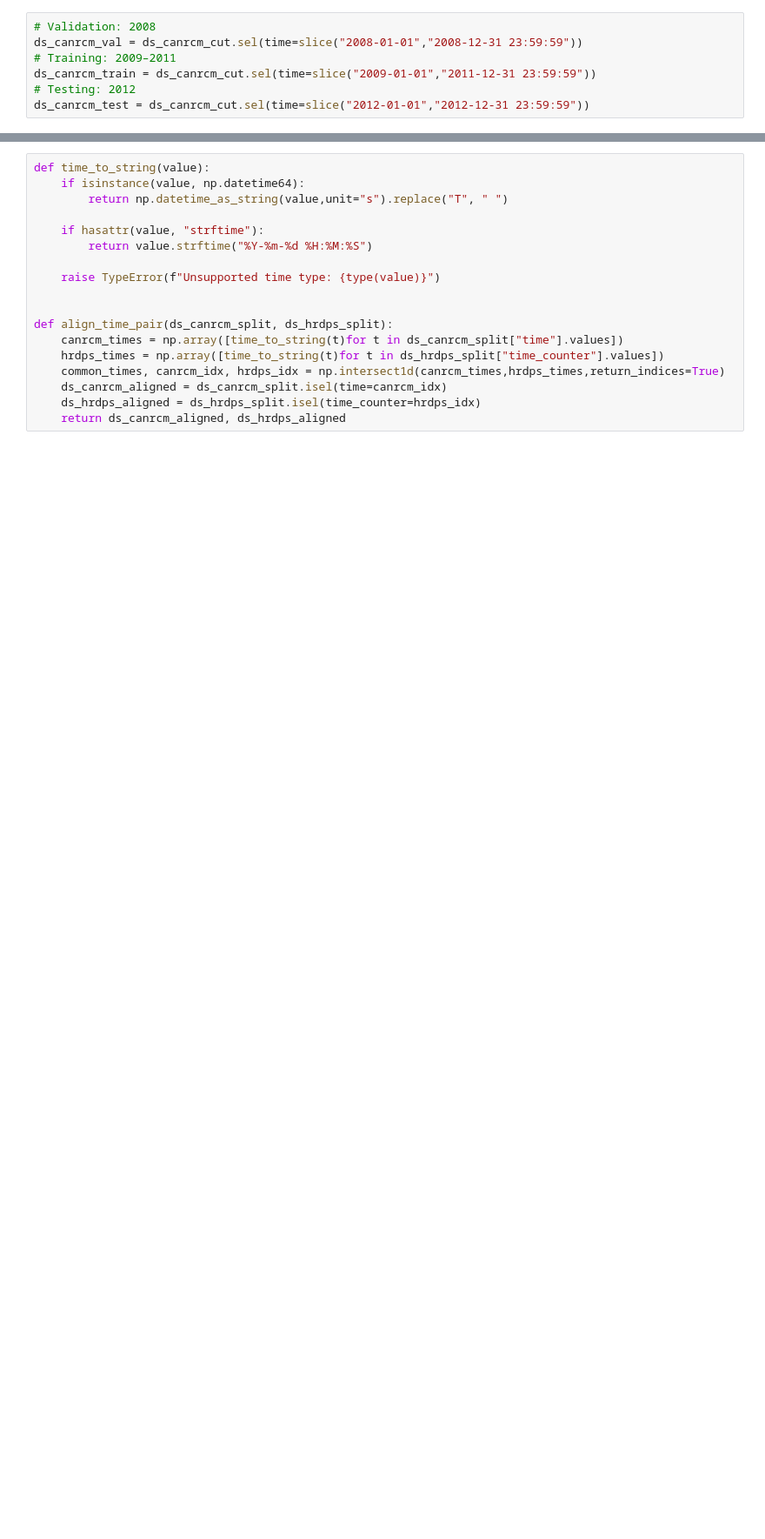
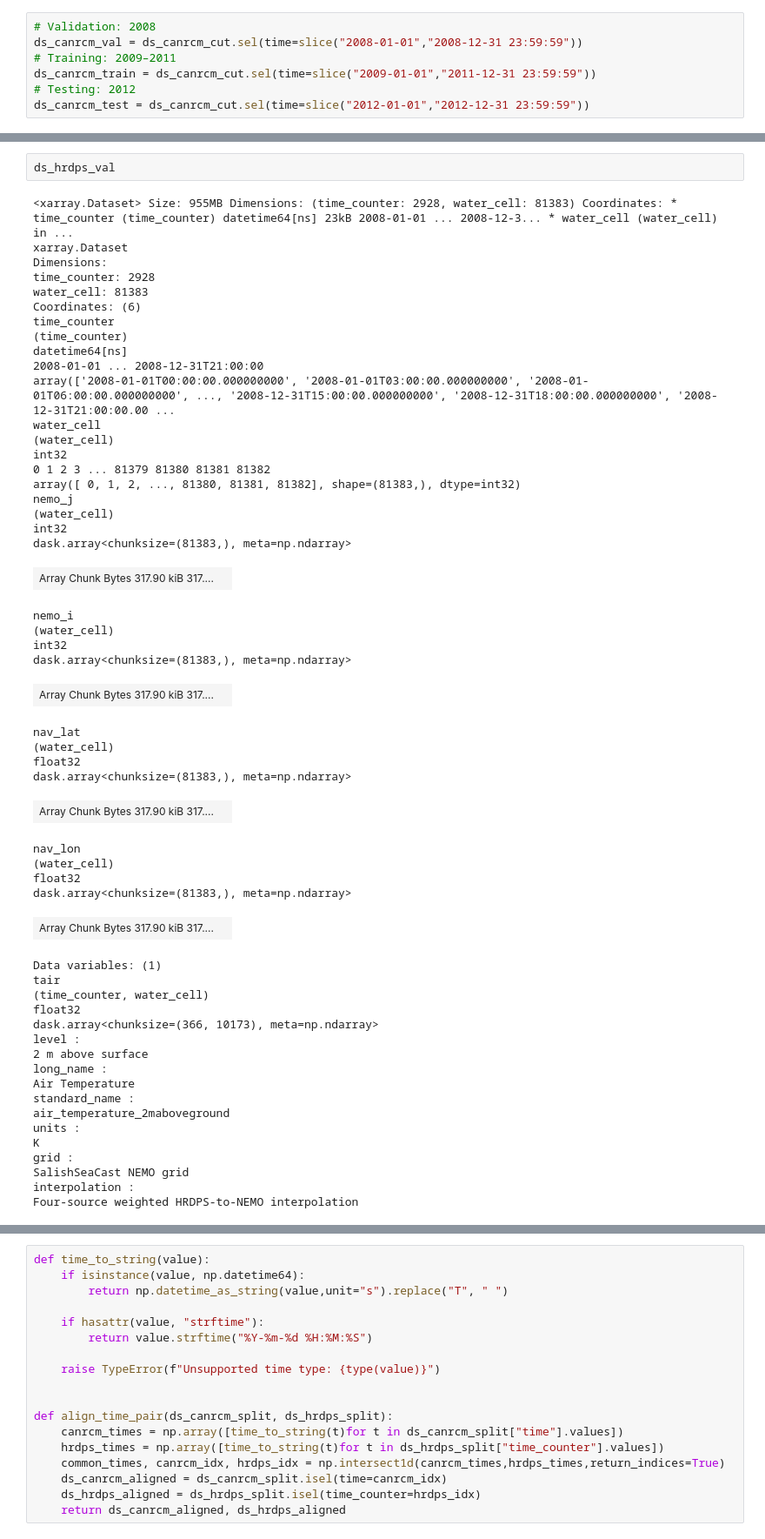
Before and after one commit to SalishSeaCast/analysis-dishika, a Jupyter notebook: notebooks/PCA_new_grid/temperature.ipynb, the cells around one changed output, grey strips where cells are left out. Shown at 87% size. Drawn from its saved outputs; the diff is of its cells as text; blank space fills up the shorter version.

```diff
--- a/notebooks/PCA_new_grid/temperature.ipynb
+++ b/notebooks/PCA_new_grid/temperature.ipynb
@@ -406,0 +460,56 @@ ds_canrcm_test = ds_canrcm_cut.sel(time=slice("2012-01-01","2012-12-31 23:59:59"
+# %%
+ds_hrdps_val
+# %% [output]
+<xarray.Dataset> Size: 955MB Dimensions: (time_counter: 2928, water_cell: 81383) Coordinates: * time_counter (time_counter) datetime64[ns] 23kB 2008-01-01 ... 2008-12-3... * water_cell (water_cell) in ...
+xarray.Dataset
+Dimensions:
+time_counter: 2928
+water_cell: 81383
+Coordinates: (6)
+time_counter
+(time_counter)
+datetime64[ns]
+2008-01-01 ... 2008-12-31T21:00:00
+array(['2008-01-01T00:00:00.000000000', '2008-01-01T03:00:00.000000000', '2008-01-01T06:00:00.000000000', ..., '2008-12-31T15:00:00.000000000', '2008-12-31T18:00:00.000000000', '2008-12-31T21:00:00.00 ...
+water_cell
+(water_cell)
+int32
+0 1 2 3 ... 81379 81380 81381 81382
+array([ 0, 1, 2, ..., 81380, 81381, 81382], shape=(81383,), dtype=int32)
+nemo_j
+(water_cell)
+int32
+dask.array<chunksize=(81383,), meta=np.ndarray>
+| Array Chunk Bytes 317.90 kiB 317.... |  |
+nemo_i
+(water_cell)
+int32
+dask.array<chunksize=(81383,), meta=np.ndarray>
+| Array Chunk Bytes 317.90 kiB 317.... |  |
+nav_lat
+(water_cell)
+float32
+dask.array<chunksize=(81383,), meta=np.ndarray>
+| Array Chunk Bytes 317.90 kiB 317.... |  |
+nav_lon
+(water_cell)
+float32
+dask.array<chunksize=(81383,), meta=np.ndarray>
+| Array Chunk Bytes 317.90 kiB 317.... |  |
+Data variables: (1)
+tair
+(time_counter, water_cell)
+float32
+dask.array<chunksize=(366, 10173), meta=np.ndarray>
+level :
+2 m above surface
+long_name :
+Air Temperature
+standard_name :
+air_temperature_2maboveground
+units :
+K
+grid :
+SalishSeaCast NEMO grid
+interpolation :
+Four-source weighted HRDPS-to-NEMO interpolation
```
Also changed, not shown: parts of 27 cells of this notebook.
